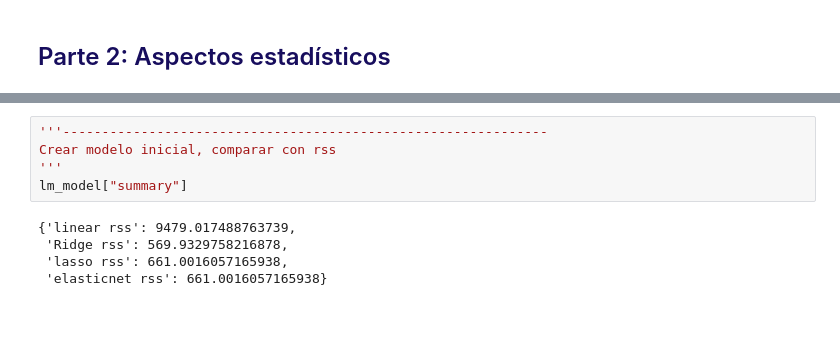
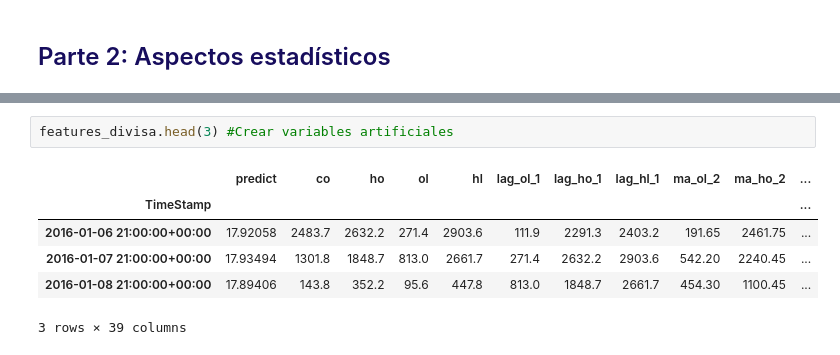
Before and after one commit to israelcastilloh/myst, a Jupyter notebook: notebook.ipynb, the cells around one changed output, grey strips where cells are left out. Saved outputs shown, nothing was run; the diff lists cells and outputs as text; blank space fills up the shorter version.

Commit message:
modelo en notebook

```diff
--- a/notebook.ipynb
+++ b/notebook.ipynb
@@ -123,10 +142,9 @@ features_divisa
-# %%
-'''--------------------------------------------------------------
-Crear modelo inicial, comparar con rss
-'''
-lm_model["summary"]
-# %% [output]
-{'linear rss': 9479.017488763739,
- 'Ridge rss': 569.9329758216878,
- 'lasso rss': 661.0016057165938,
- 'elasticnet rss': 661.0016057165938}
+# %%
+features_divisa.head(3) #Crear variables artificiales
+# %% [output]
+|  | predict | co | ho | ol | hl | lag_ol_1 | lag_ho_1 | lag_hl_1 | ma_ol_2 | ma_ho_2 | ... |
+| TimeStamp |  |  |  |  |  |  |  |  |  |  | ... |
+| 2016-01-06 21:00:00+00:00 | 17.92058 | 2483.7 | 2632.2 | 271.4 | 2903.6 | 111.9 | 2291.3 | 2403.2 | 191.65 | 2461.75 | ... |
+| 2016-01-07 21:00:00+00:00 | 17.93494 | 1301.8 | 1848.7 | 813.0 | 2661.7 | 271.4 | 2632.2 | 2903.6 | 542.20 | 2240.45 | ... |
+| 2016-01-08 21:00:00+00:00 | 17.89406 | 143.8 | 352.2 | 95.6 | 447.8 | 813.0 | 1848.7 | 2661.7 | 454.30 | 1100.45 | ... |
+3 rows × 39 columns
```
Also changed, not shown: parts of 39 cells of this notebook, 3 other files.
